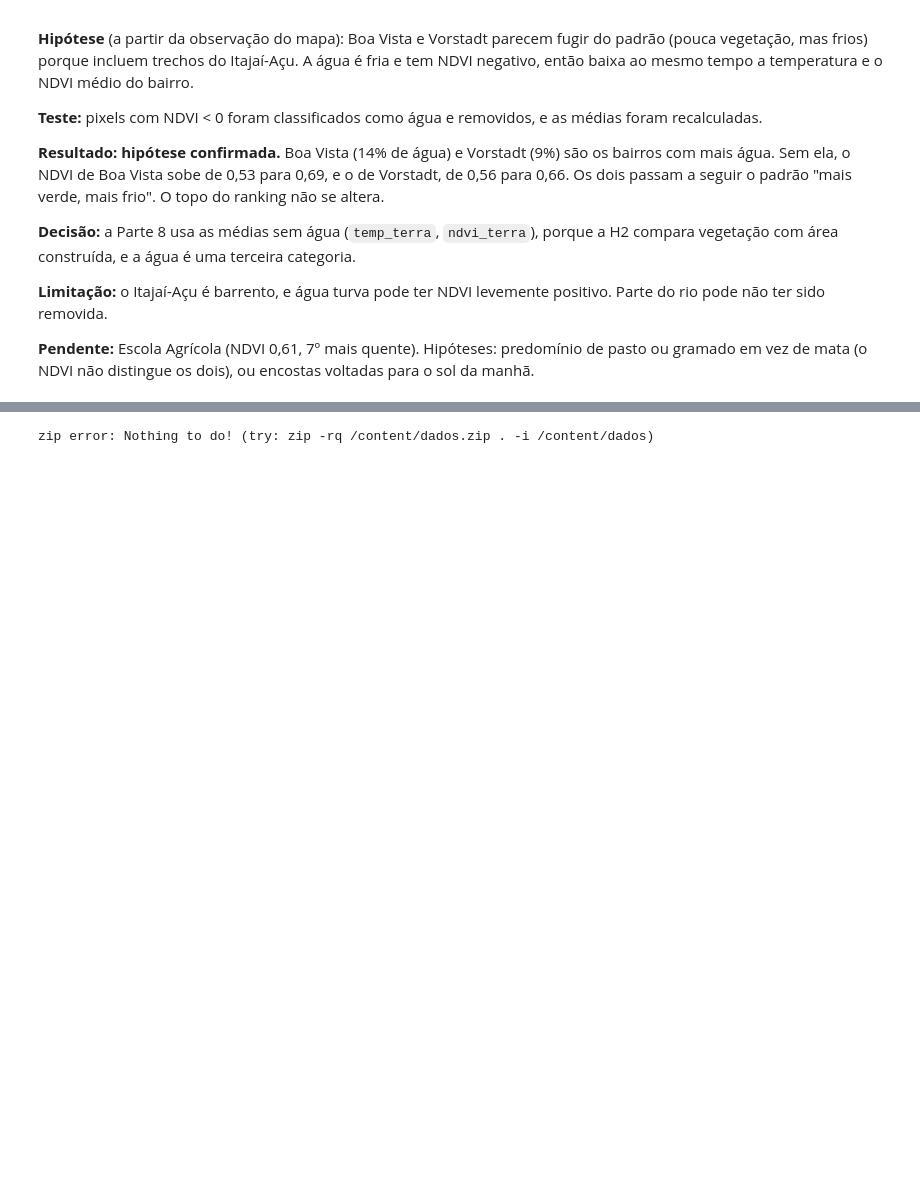
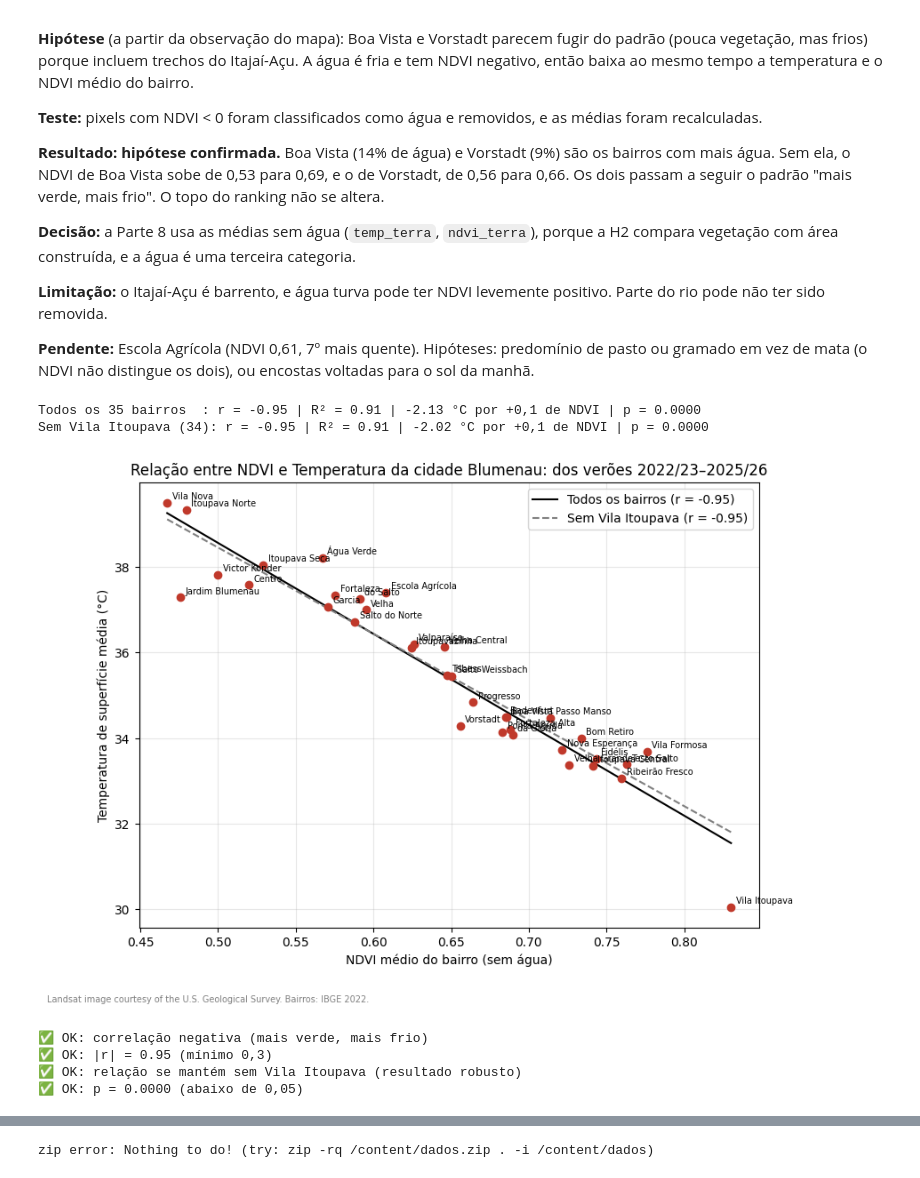
Before and after one commit to NathanEsser/ilhas-de-calor-blumenau, a Jupyter notebook: ilhas_de_calor_blumenau.ipynb, the cells around one changed output, grey strips where cells are left out. Drawn from its saved outputs; the diff is of its cells as text; code cells hidden in the pictures; blank space fills up the shorter version.

Commit message:
Parte 8: correlação e regressão entre temperatura e NDVI

```diff
--- a/ilhas_de_calor_blumenau.ipynb
+++ b/ilhas_de_calor_blumenau.ipynb
@@ -490,3 +490,57 @@ print(comp.sort_values('frac_agua', ascending=False)
 **Limitação:** o Itajaí-Açu é barrento, e água turva pode ter NDVI levemente positivo. Parte do rio pode não ter sido removida.
 
 **Pendente:** Escola Agrícola (NDVI 0,61, 7º mais quente). Hipóteses: predomínio de pasto ou gramado em vez de mata (o NDVI não distingue os dois), ou encostas voltadas para o sol da manhã.
+# %%
+# Parte 8 · Faça
+from scipy import stats
+
+dados8 = comp[['nome_area', 'temp_terra', 'ndvi_terra']].copy()
+dados8.to_csv(PASTA / 'bairros_sem_agua.csv', index=False, encoding='utf-8-sig')
+
+todos  = stats.linregress(dados8['ndvi_terra'], dados8['temp_terra'])
+sem_vi = stats.linregress(dados8.loc[dados8['nome_area'] != 'Vila Itoupava', 'ndvi_terra'],
+                          dados8.loc[dados8['nome_area'] != 'Vila Itoupava', 'temp_terra'])
+
+for nome, r in [('Todos os 35 bairros  ', todos), ('Sem Vila Itoupava (34)', sem_vi)]:
+    print(f"{nome}: r = {r.rvalue:.2f} | R² = {r.rvalue**2:.2f} | "
+          f"{r.slope / 10:+.2f} °C por +0,1 de NDVI | p = {r.pvalue:.4f}")
+
+# Gráfico de dispersão: cada ponto é um bairro
+fig, ax = plt.subplots(figsize=(9, 6.5))
+ax.scatter(dados8['ndvi_terra'], dados8['temp_terra'], color='#c0392b', zorder=3)
+for _, linha in dados8.iterrows():
+    ax.annotate(linha['nome_area'], (linha['ndvi_terra'], linha['temp_terra']),
+                fontsize=7, xytext=(4, 3), textcoords='offset points')
+
+x = np.linspace(dados8['ndvi_terra'].min(), dados8['ndvi_terra'].max(), 50)
+ax.plot(x, todos.intercept + todos.slope * x, color='black',
+        label=f'Todos os bairros (r = {todos.rvalue:.2f})')
+ax.plot(x, sem_vi.intercept + sem_vi.slope * x, color='gray', linestyle='--',
+        label=f'Sem Vila Itoupava (r = {sem_vi.rvalue:.2f})')
+
+ax.set_xlabel('NDVI médio do bairro (sem água)')
+ax.set_ylabel('Temperatura de superfície média (°C)')
+ax.set_title('Relação entre NDVI e Temperatura da cidade Blumenau: dos verões 2022/23–2025/26')
+ax.legend()
+ax.grid(alpha=0.3)
+fig.text(0.01, -0.02, 'Landsat image courtesy of the U.S. Geological Survey. Bairros: IBGE 2022.',
+         fontsize=7, color='gray')
+
+plt.savefig(PASTA / 'dispersao_temp_ndvi.png', dpi=200, bbox_inches='tight')
+plt.show()
+# %% [output]
+Todos os 35 bairros  : r = -0.95 | R² = 0.91 | -2.13 °C por +0,1 de NDVI | p = 0.0000
+Sem Vila Itoupava (34): r = -0.95 | R² = 0.91 | -2.02 °C por +0,1 de NDVI | p = 0.0000
+[figure, added]
+# %%
+# Parte 8 · Valide
+checar(todos.rvalue < 0, "correlação negativa (mais verde, mais frio)")
+checar(abs(todos.rvalue) > 0.3, f"|r| = {abs(todos.rvalue):.2f} (mínimo 0,3)")
+checar(sem_vi.rvalue < 0 and abs(sem_vi.rvalue) > 0.3,
+       "relação se mantém sem Vila Itoupava (resultado robusto)")
+checar(todos.pvalue < 0.05, f"p = {todos.pvalue:.4f} (abaixo de 0,05)");
+# %% [output]
+✅ OK: correlação negativa (mais verde, mais frio)
+✅ OK: |r| = 0.95 (mínimo 0,3)
+✅ OK: relação se mantém sem Vila Itoupava (resultado robusto)
+✅ OK: p = 0.0000 (abaixo de 0,05)
```
Also changed, not shown: parts of 1 cell of this notebook.
